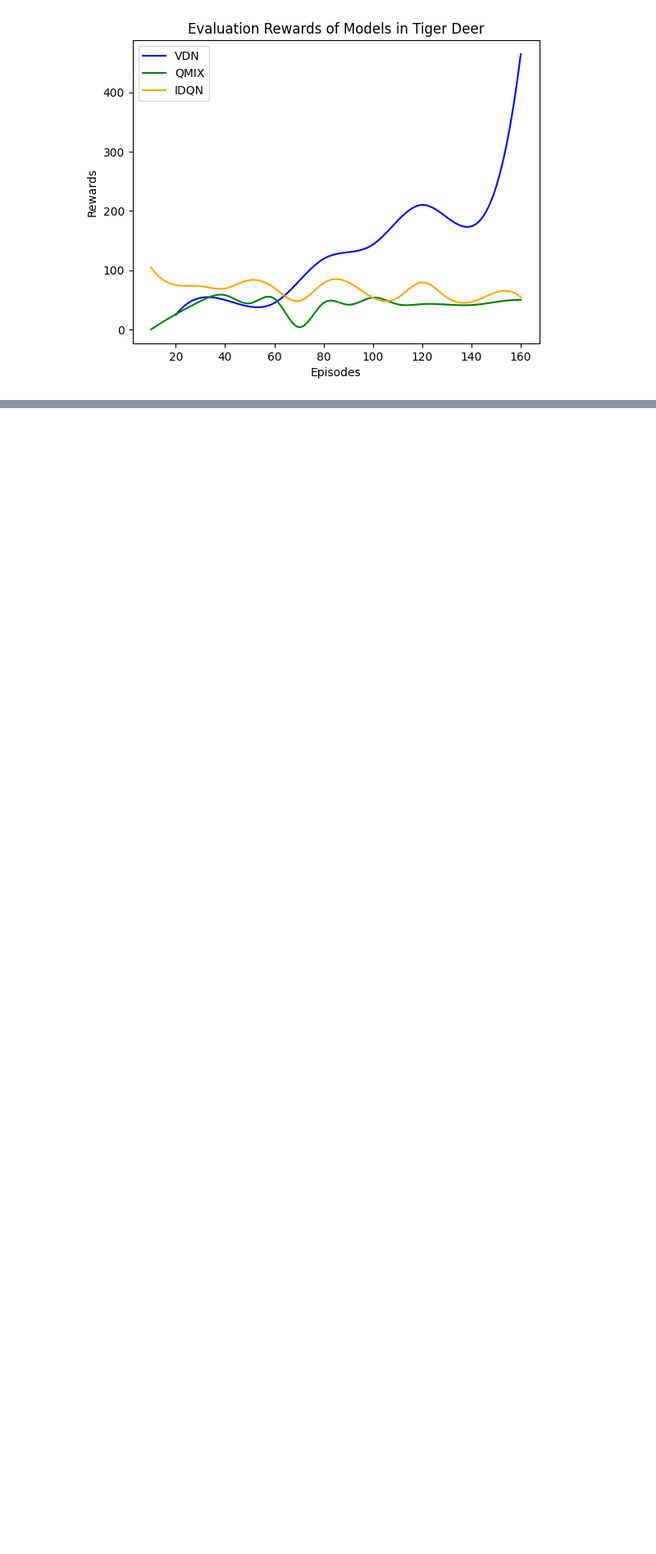
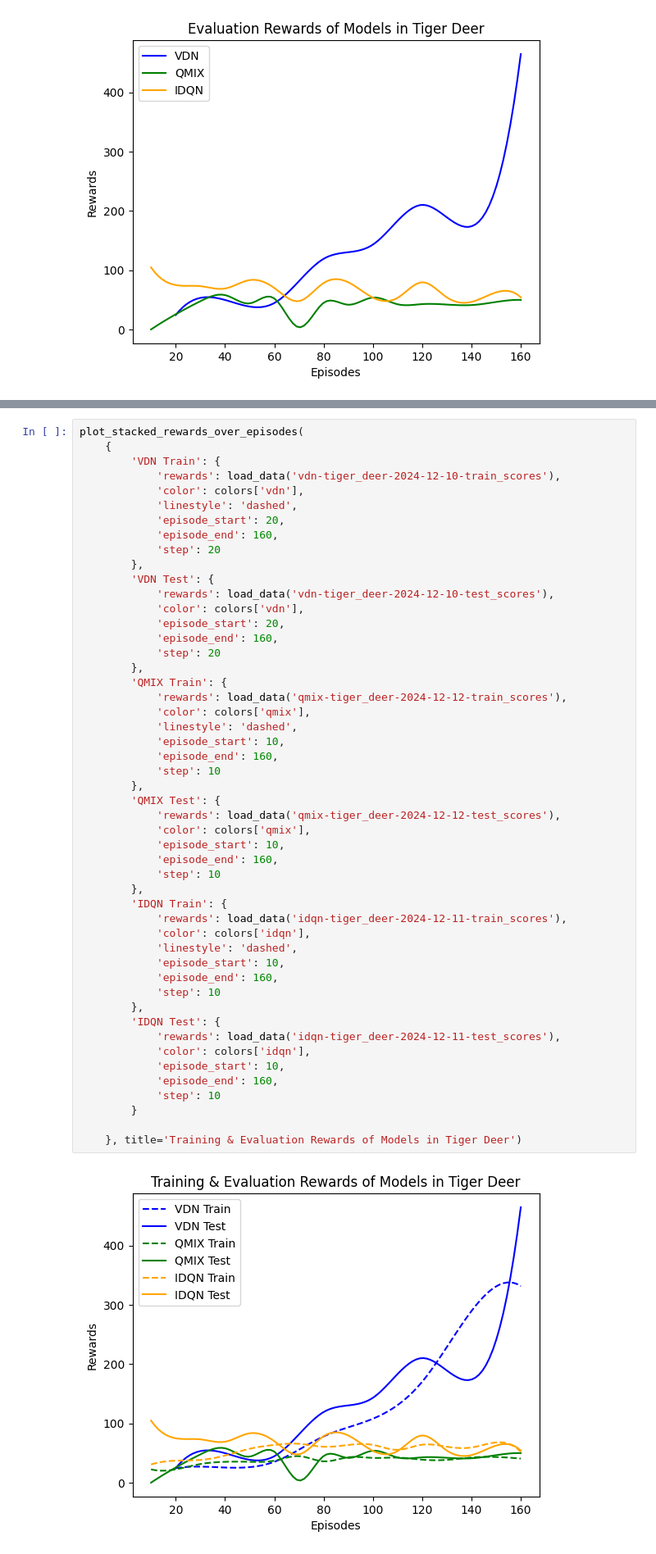
Before and after one commit to rainyuxuan/cmarl-resilience, a Jupyter notebook: notebooks/4-visualize.ipynb, the cells around one changed output, grey strips where cells are left out. Shown: that part at 82% size. Cells and saved outputs as stored; diff of their text form; blank space fills up the shorter version.

```diff
--- a/notebooks/4-visualize.ipynb
+++ b/notebooks/4-visualize.ipynb
@@ -180,3 +190,55 @@ plot_stacked_rewards_over_episodes(
+# %%
+plot_stacked_rewards_over_episodes(
+    {
+        'VDN Train': {
+            'rewards': load_data('vdn-tiger_deer-2024-12-10-train_scores'),
+            'color': colors['vdn'],
+            'linestyle': 'dashed',
+            'episode_start': 20,
+            'episode_end': 160,
+            'step': 20
+        },
+        'VDN Test': {
+            'rewards': load_data('vdn-tiger_deer-2024-12-10-test_scores'),
+            'color': colors['vdn'],
+            'episode_start': 20,
+            'episode_end': 160,
+            'step': 20
+        },
+        'QMIX Train': {
+            'rewards': load_data('qmix-tiger_deer-2024-12-12-train_scores'),
+            'color': colors['qmix'],
+            'linestyle': 'dashed',
+            'episode_start': 10,
+            'episode_end': 160,
+            'step': 10
+        },
+        'QMIX Test': {
+            'rewards': load_data('qmix-tiger_deer-2024-12-12-test_scores'),
+            'color': colors['qmix'],
+            'episode_start': 10,
+            'episode_end': 160,
+            'step': 10
+        },
+        'IDQN Train': {
+            'rewards': load_data('idqn-tiger_deer-2024-12-11-train_scores'),
+            'color': colors['idqn'],
+            'linestyle': 'dashed',
+            'episode_start': 10,
+            'episode_end': 160,
+            'step': 10
+        },
+        'IDQN Test': {
+            'rewards': load_data('idqn-tiger_deer-2024-12-11-test_scores'),
+            'color': colors['idqn'],
+            'episode_start': 10,
+            'episode_end': 160,
+            'step': 10
+        }
+
+    }, title='Training & Evaluation Rewards of Models in Tiger Deer')
+# %% [output]
+[figure, added]
 # %% [markdown]
 ## Random Agent Experiments
 # %%
```
Also changed, not shown: parts of 4 cells of this notebook, 4 other files.
